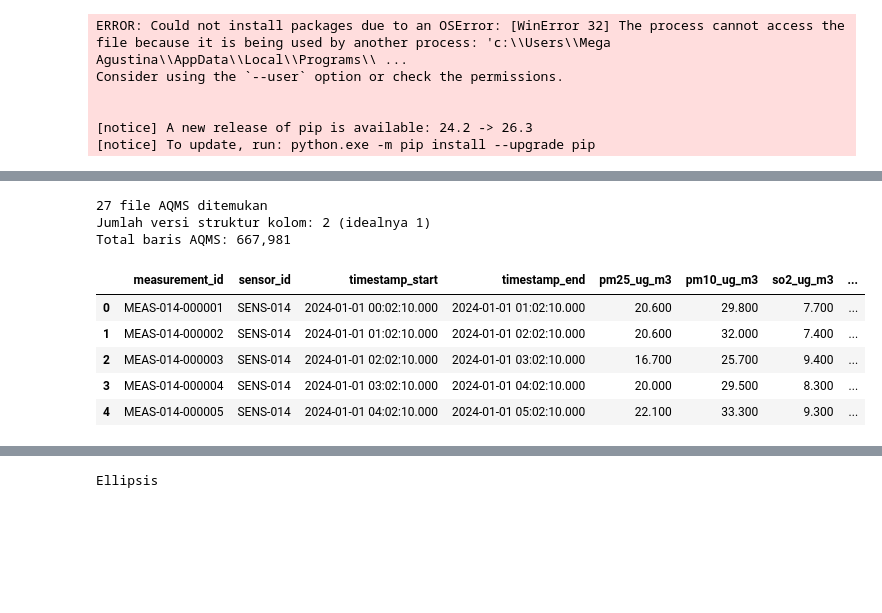
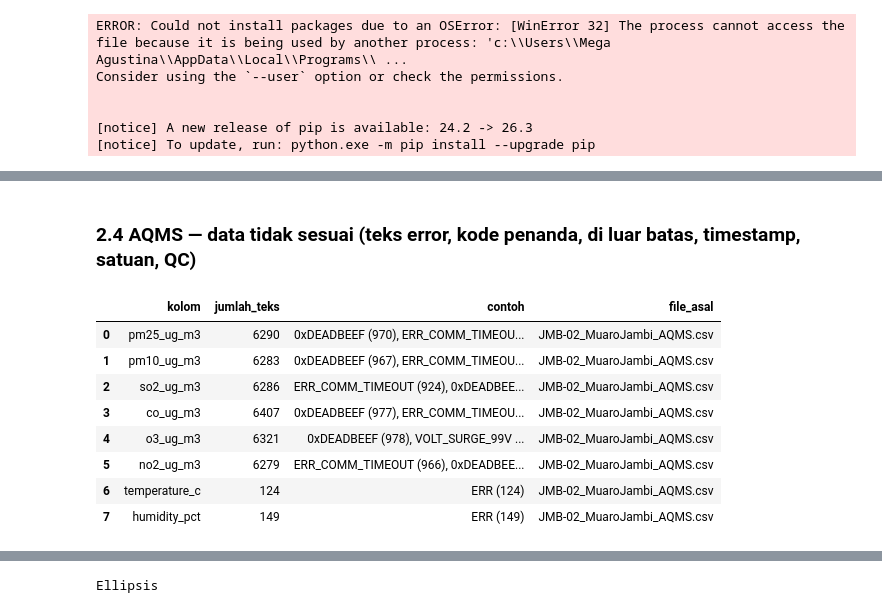
Before and after one commit to megaaugshbg/dagelarrasa, a Jupyter notebook: notebooks/data_wrangling.ipynb, the cells around one changed output, grey strips where cells are left out. Cells and saved outputs as stored; diff of their text form; code cells hidden in the pictures; blank space fills up the shorter version.

```diff
--- a/notebooks/data_wrangling.ipynb
+++ b/notebooks/data_wrangling.ipynb
@@ -59,4 +209,10 @@ Requirement already satisfied: pure-eval in c:\users\mega agustina\appdata\roami
 # %%
-import pandas as pd
-print(pd.__version__)
+cols = ["ts_start", "ts_end"] + NUM_COLS + ["qc_flag"]
+miss = aqms_raw[cols].isna().sum().to_frame("jumlah_kosong")
+miss["persen"] = miss["jumlah_kosong"] / len(aqms_raw) * 100
+display(miss)
+
+print("Persen kosong per file (urut terbesar, 8 teratas):")
+per_file_miss = aqms_raw.groupby("source_file")[NUM_COLS].apply(lambda d: d.isna().mean() * 100)
+display(per_file_miss.assign(maks=per_file_miss.max(axis=1)).sort_values("maks", ascending=False).head(8).round(1))
 # %% [output]
@@ -89,29 +281,28 @@ def audit(df, name):
+# %% [markdown]
+### 2.4 AQMS — data tidak sesuai (teks error, kode penanda, di luar batas, timestamp, satuan, QC)
 # %%
-# Gabung semua file AQMS, sambil mengecek apakah struktur kolomnya seragam
-files = sorted(glob.glob(f"{DATA}/aqms/*_AQMS.csv"))
-print(len(files), "file AQMS ditemukan")
+# (a) Teks di kolom yang seharusnya angka
+def text_report(df, cols):
+    rows = []
+    for c in cols:
+        conv = pd.to_numeric(df[c], errors="coerce")
+        bad = df.loc[conv.isna() & df[c].notna()]
+        if len(bad):
+            top = bad[c].value_counts().head(5)
+            rows.append({"kolom": c, "jumlah_teks": len(bad),
+                         "contoh": ", ".join(f"{k} ({v})" for k, v in top.items()),
+                         "file_asal": ", ".join(bad["source_file"].value_counts().head(3).index)})
+    return pd.DataFrame(rows)
 
-frames, col_sets = [], {}
-for f in files:
-    df = pd.read_csv(f)
-    name = os.path.basename(f)
-    col_sets[name] = tuple(df.columns)
-    df["source_file"] = name
-    frames.append(df)
-
-print("Jumlah versi struktur kolom:", len(set(col_sets.values())), "(idealnya 1)")
-aqms_raw = pd.concat(frames, ignore_index=True)
-del frames
-print("Total baris AQMS:", f"{len(aqms_raw):,}")
-aqms_raw.head()
+display(text_report(aqms_raw, NUM_COLS))
 # %% [output]
-27 file AQMS ditemukan
-Jumlah versi struktur kolom: 2 (idealnya 1)
-Total baris AQMS: 667,981
-|  | measurement_id | sensor_id | timestamp_start | timestamp_end | pm25_ug_m3 | pm10_ug_m3 | so2_ug_m3 | ... |
-| 0 | MEAS-014-000001 | SENS-014 | 2024-01-01 00:02:10.000 | 2024-01-01 01:02:10.000 | 20.600 | 29.800 | 7.700 | ... |
-| 1 | MEAS-014-000002 | SENS-014 | 2024-01-01 01:02:10.000 | 2024-01-01 02:02:10.000 | 20.600 | 32.000 | 7.400 | ... |
-| 2 | MEAS-014-000003 | SENS-014 | 2024-01-01 02:02:10.000 | 2024-01-01 03:02:10.000 | 16.700 | 25.700 | 9.400 | ... |
-| 3 | MEAS-014-000004 | SENS-014 | 2024-01-01 03:02:10.000 | 2024-01-01 04:02:10.000 | 20.000 | 29.500 | 8.300 | ... |
-| 4 | MEAS-014-000005 | SENS-014 | 2024-01-01 04:02:10.000 | 2024-01-01 05:02:10.000 | 22.100 | 33.300 | 9.300 | ... |
+|  | kolom | jumlah_teks | contoh | file_asal |
+| 0 | pm25_ug_m3 | 6290 | 0xDEADBEEF (970), ERR_COMM_TIMEOU... | JMB-02_MuaroJambi_AQMS.csv |
+| 1 | pm10_ug_m3 | 6283 | 0xDEADBEEF (967), ERR_COMM_TIMEOU... | JMB-02_MuaroJambi_AQMS.csv |
+| 2 | so2_ug_m3 | 6286 | ERR_COMM_TIMEOUT (924), 0xDEADBEE... | JMB-02_MuaroJambi_AQMS.csv |
+| 3 | co_ug_m3 | 6407 | 0xDEADBEEF (977), ERR_COMM_TIMEOU... | JMB-02_MuaroJambi_AQMS.csv |
+| 4 | o3_ug_m3 | 6321 | 0xDEADBEEF (978), VOLT_SURGE_99V ... | JMB-02_MuaroJambi_AQMS.csv |
+| 5 | no2_ug_m3 | 6279 | ERR_COMM_TIMEOUT (966), 0xDEADBEE... | JMB-02_MuaroJambi_AQMS.csv |
+| 6 | temperature_c | 124 | ERR (124) | JMB-02_MuaroJambi_AQMS.csv |
+| 7 | humidity_pct | 149 | ERR (149) | JMB-02_MuaroJambi_AQMS.csv |
 # %%
```
Also changed, not shown: parts of 20 cells of this notebook.
